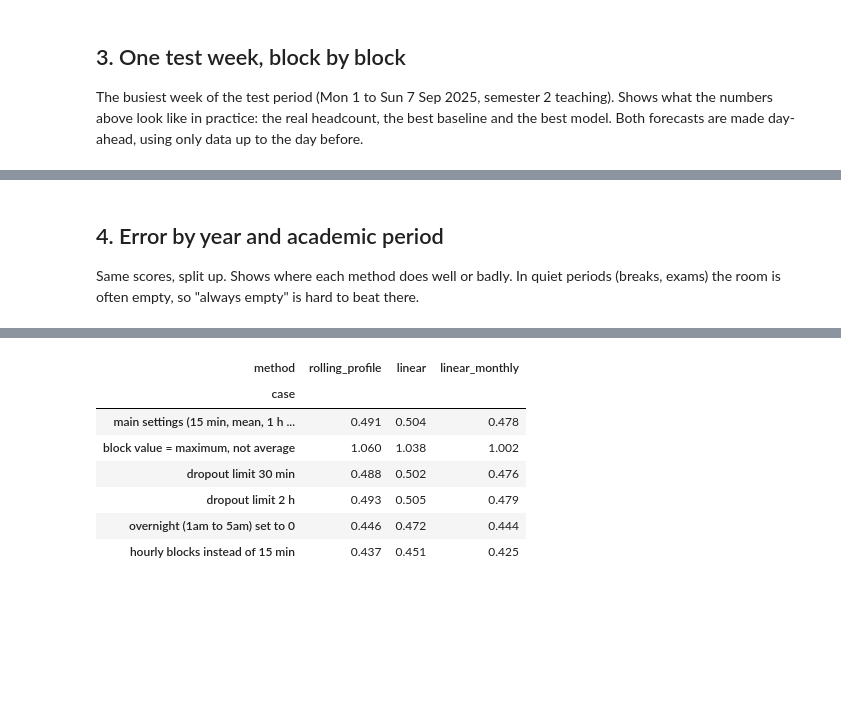
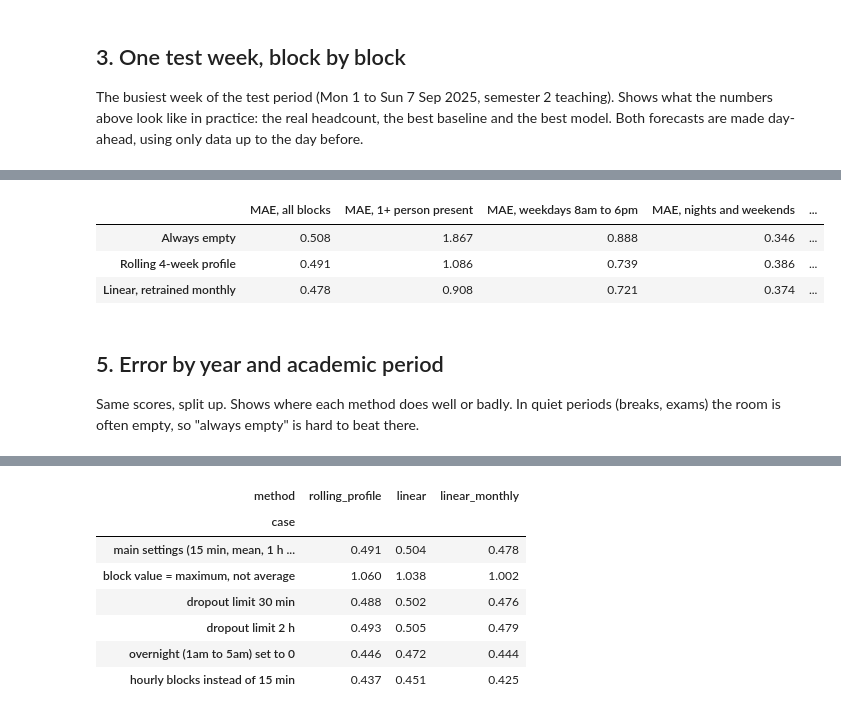
Before and after one commit to hlack82-1/Occupancy_Forecast_3001, a Jupyter notebook: notebooks/02_results.ipynb, the cells around one changed output, grey strips where cells are left out. Drawn from its saved outputs; the diff is of its cells as text; code cells hidden in the pictures; blank space fills up the shorter version.

```diff
--- a/notebooks/02_results.ipynb
+++ b/notebooks/02_results.ipynb
@@ -161,5 +197,31 @@ plt.show()
+# %%
+idx = test.index
+groups = {
+    "All blocks": np.ones(len(idx), dtype=bool),
+    "1+ person present": (y >= 1).to_numpy(),
+    "Weekdays 8am to 6pm": ((idx.dayofweek < 5) & (idx.hour >= 8) & (idx.hour < 18)),
+    "Nights and weekends": ~((idx.dayofweek < 5) & (idx.hour >= 8) & (idx.hour < 18)),
+}
+forecasts = {
+    "Always empty": pd.Series(0.0, index=idx),
+    "Rolling 4-week profile": rolling.reindex(idx),
+    "Linear, retrained monthly": linear_monthly.reindex(idx),
+}
+rows = {}
+for name, f in forecasts.items():
+    err = f - y
+    ok = err.notna().to_numpy()
+    rows[name] = {f"MAE, {g.lower()}": err[ok & m].abs().mean() for g, m in groups.items()}
+    rows[name]["RMSE, weekdays 8am to 6pm"] = np.sqrt((err[ok & groups["Weekdays 8am to 6pm"]] ** 2).mean())
+conditional = pd.DataFrame(rows).T
+conditional.round(3)
+# %% [output]
+|  | MAE, all blocks | MAE, 1+ person present | MAE, weekdays 8am to 6pm | MAE, nights and weekends | ... |
+| Always empty | 0.508 | 1.867 | 0.888 | 0.346 | ... |
+| Rolling 4-week profile | 0.491 | 1.086 | 0.739 | 0.386 | ... |
+| Linear, retrained monthly | 0.478 | 0.908 | 0.721 | 0.374 | ... |
 # %% [markdown]
-## 4. Error by year and academic period
+## 5. Error by year and academic period
 
 Same scores, split up. Shows where each method does well or badly. In quiet periods (breaks, exams) the room is often empty, so "always empty" is hard to beat there.
 # %%
```
Also changed, not shown: parts of 11 cells of this notebook, 3 other files.
